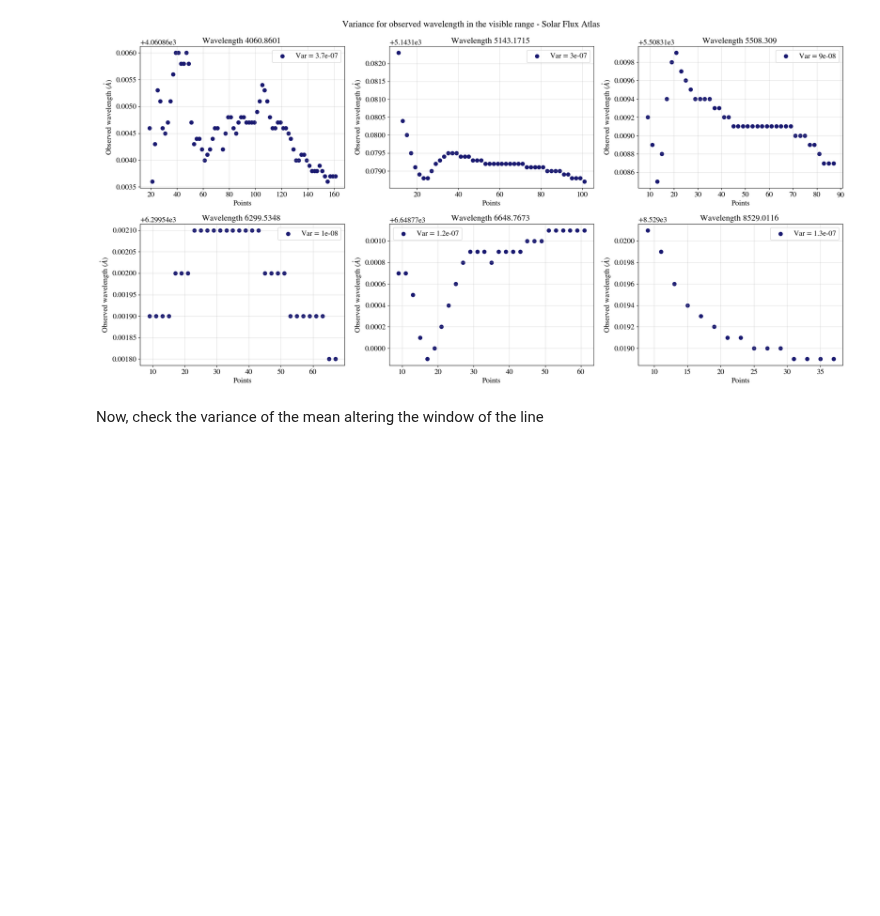
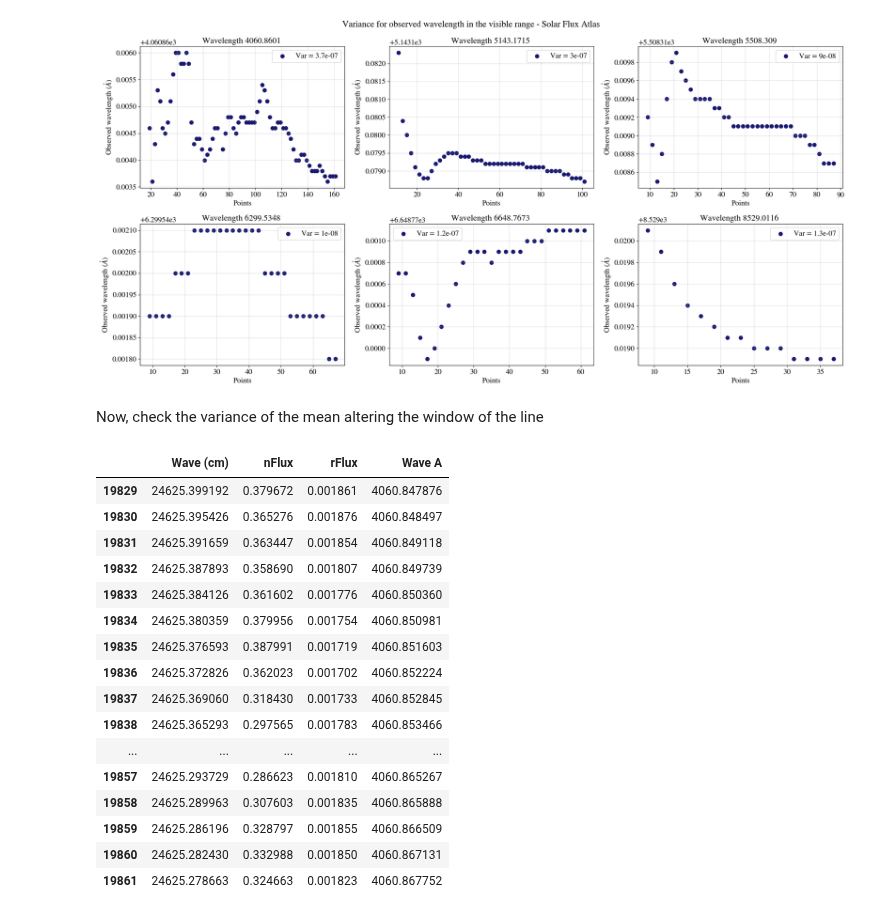
Before and after one commit to ccuellarn/Measurement-and-Characterization-of-Granulation-Patterns-in-the-IAG-Solar-Flux-Spectrum, a Jupyter notebook: Project/Characterization/Statistics/Statistical analysis.ipynb, the cells around one changed output. Saved outputs shown, nothing was run; the diff lists cells and outputs as text; code cells hidden in the pictures; blank space fills up the shorter version.

```diff
--- a/Project/Characterization/Statistics/Statistical analysis.ipynb
+++ b/Project/Characterization/Statistics/Statistical analysis.ipynb
@@ -238,3 +238,23 @@ unc = Uncertainty([0,172,235,378,420,538])
+# %%
+window[0]
+# %% [output]
+|  | Wave (cm) | nFlux | rFlux | Wave A |
+| 19829 | 24625.399192 | 0.379672 | 0.001861 | 4060.847876 |
+| 19830 | 24625.395426 | 0.365276 | 0.001876 | 4060.848497 |
+| 19831 | 24625.391659 | 0.363447 | 0.001854 | 4060.849118 |
+| 19832 | 24625.387893 | 0.358690 | 0.001807 | 4060.849739 |
+| 19833 | 24625.384126 | 0.361602 | 0.001776 | 4060.850360 |
+| 19834 | 24625.380359 | 0.379956 | 0.001754 | 4060.850981 |
+| 19835 | 24625.376593 | 0.387991 | 0.001719 | 4060.851603 |
+| 19836 | 24625.372826 | 0.362023 | 0.001702 | 4060.852224 |
+| 19837 | 24625.369060 | 0.318430 | 0.001733 | 4060.852845 |
+| 19838 | 24625.365293 | 0.297565 | 0.001783 | 4060.853466 |
+| ... | ... | ... | ... | ... |
+| 19857 | 24625.293729 | 0.286623 | 0.001810 | 4060.865267 |
+| 19858 | 24625.289963 | 0.307603 | 0.001835 | 4060.865888 |
+| 19859 | 24625.286196 | 0.328797 | 0.001855 | 4060.866509 |
+| 19860 | 24625.282430 | 0.332988 | 0.001850 | 4060.867131 |
+| 19861 | 24625.278663 | 0.324663 | 0.001823 | 4060.867752 |
 # %%
 fig5, axes = plt.subplots(2,3,figsize=(20,10))
 fig5.suptitle('Standard deviation for observed wavelength in the visible range - Solar Flux Atlas')
```
Also changed, not shown: parts of 12 cells of this notebook, 7 other files.
